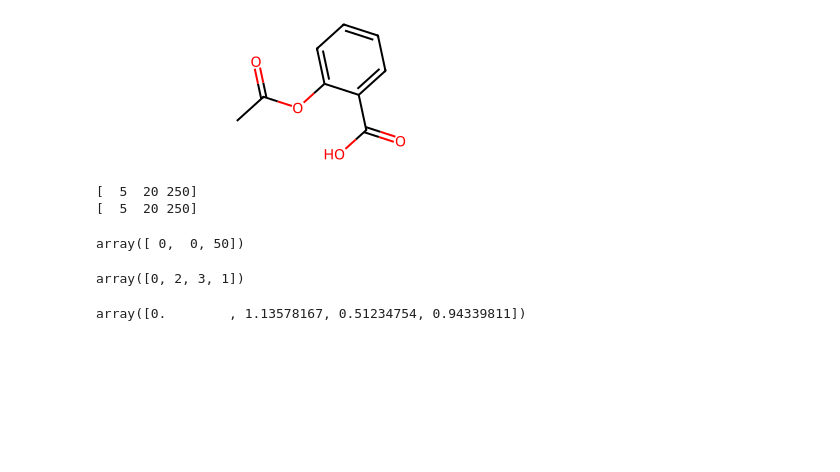
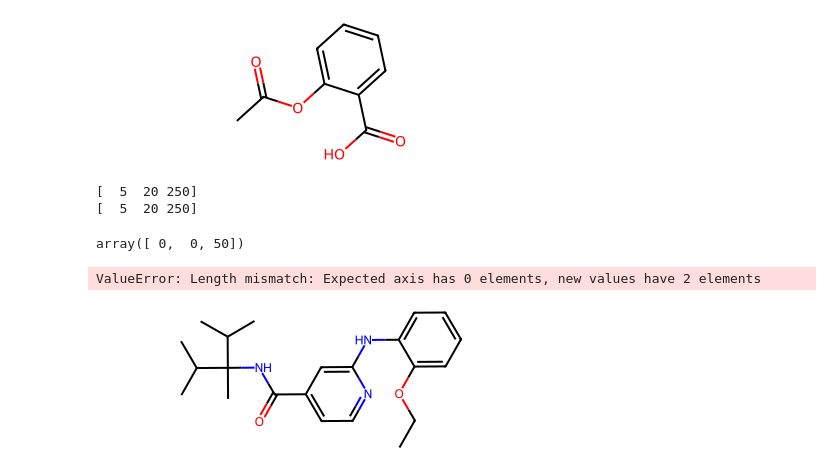
Before and after one commit to zaky02/LibMiner, a Jupyter notebook: clean/search.ipynb, the cells around one changed output. Saved outputs shown, nothing was run; the diff lists cells and outputs as text; code cells hidden in the pictures; blank space fills up the shorter version.

```diff
--- a/clean/search.ipynb
+++ b/clean/search.ipynb
@@ -255,10 +256,11 @@ vectors.min(axis=0)
 # %% [output]
 array([ 0,  0, 50])
 # %%
-ranking
+index = pd.DataFrame([])
+index.columns = ["num_ID", "Tanimoto"]
 # %% [output]
-array([0, 2, 3, 1])
+ValueError: Length mismatch: Expected axis has 0 elements, new values have 2 elements
 # %%
-distances
+dm.to_mol("CCOc1ccccc1Nc1cc(C(=O)NC(C)(C(C)C)C(C)C)ccn1")
 # %% [output]
-array([0.        , 1.13578167, 0.51234754, 0.94339811])
+[figure, added]
```
Also changed, not shown: parts of 1 cell of this notebook.
